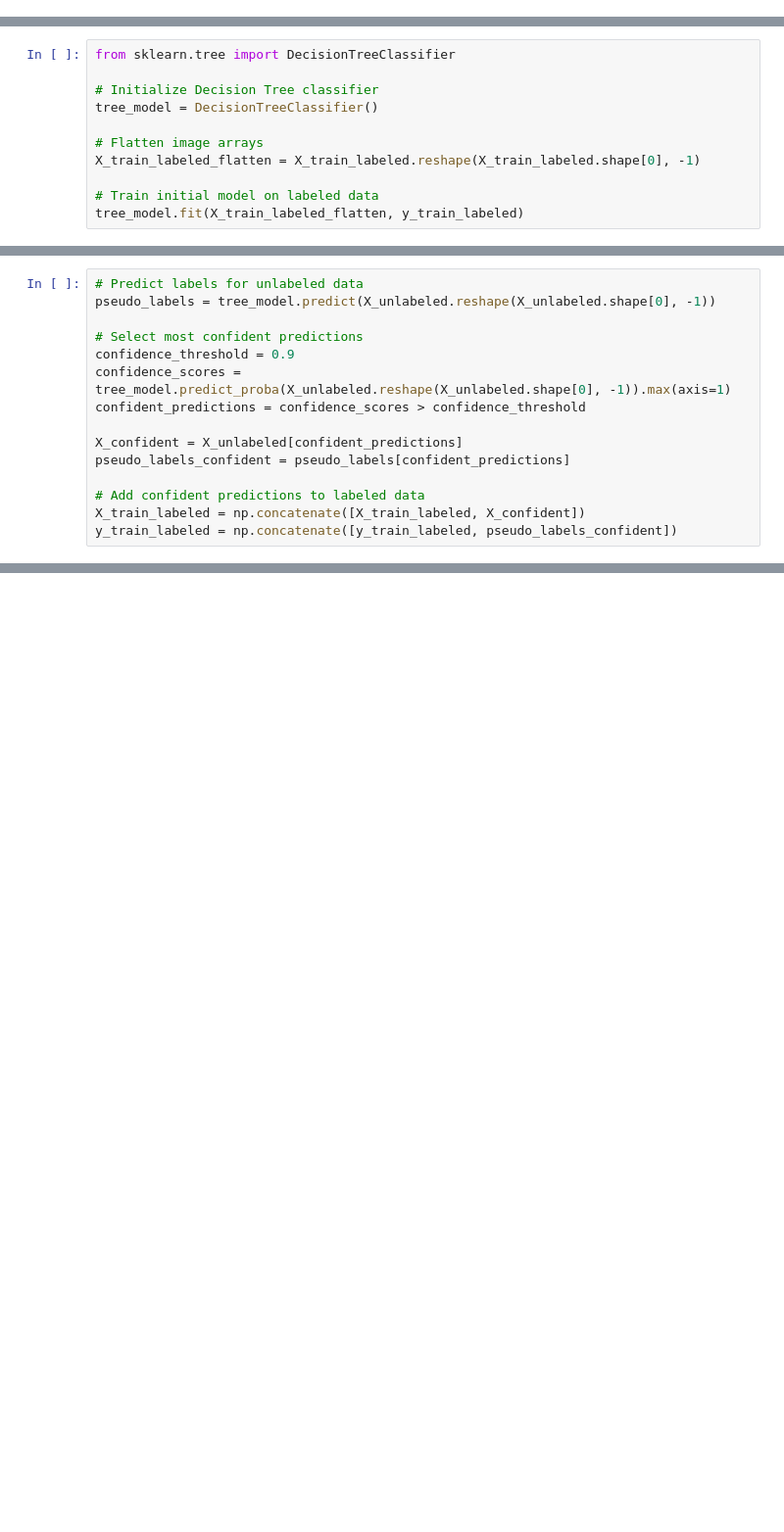
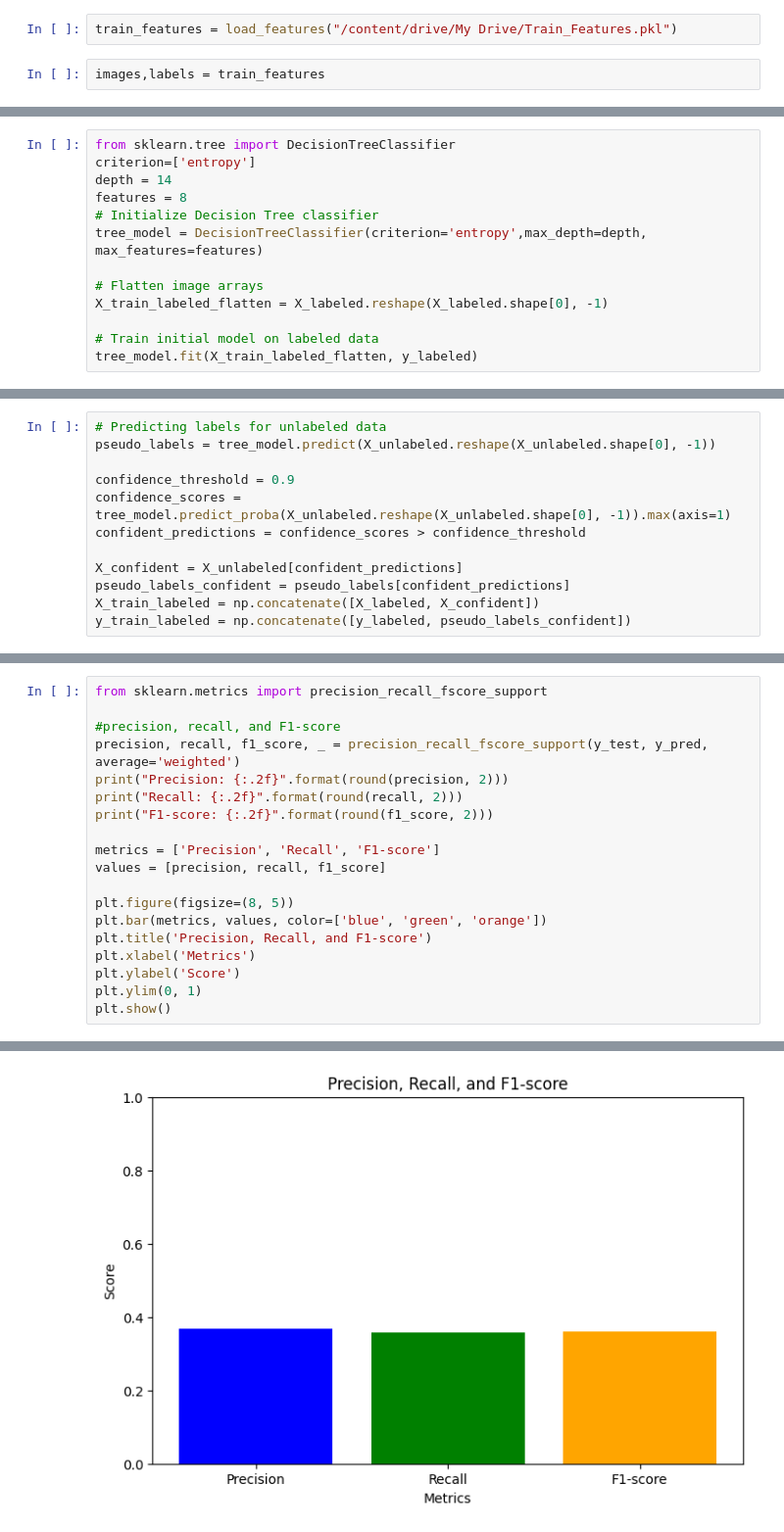
Before and after one commit to varun30300/COMP6721-project, a Jupyter notebook: Notebooks/Semi-Supervised.ipynb, the cells around one changed output, grey strips where cells are left out. Shown at 98% size. Cells and saved outputs as stored; diff of their text form; blank space fills up the shorter version.

Commit message:
Adding changes to classifier

```diff
--- a/Notebooks/Semi-Supervised.ipynb
+++ b/Notebooks/Semi-Supervised.ipynb
@@ -61,0 +18,4 @@ Loading images from folder: /content/drive/My Drive/dataset4/unlabeled
+# %%
+train_features = load_features("/content/drive/My Drive/Train_Features.pkl")
+# %%
+images,labels = train_features
@@ -62,12 +50,14 @@ Loading images from folder: /content/drive/My Drive/dataset4/unlabeled
 # %%
 from sklearn.tree import DecisionTreeClassifier
-
+criterion=['entropy']
+depth = 14
+features = 8
 # Initialize Decision Tree classifier
-tree_model = DecisionTreeClassifier()
+tree_model = DecisionTreeClassifier(criterion='entropy',max_depth=depth, max_features=features)
 
 # Flatten image arrays
-X_train_labeled_flatten = X_train_labeled.reshape(X_train_labeled.shape[0], -1)
+X_train_labeled_flatten = X_labeled.reshape(X_labeled.shape[0], -1)
 
 # Train initial model on labeled data
-tree_model.fit(X_train_labeled_flatten, y_train_labeled)
+tree_model.fit(X_train_labeled_flatten, y_labeled)
 # %% [output]
@@ -75,16 +65,13 @@ DecisionTreeClassifier()
 # %%
-# Predict labels for unlabeled data
+# Predicting labels for unlabeled data
 pseudo_labels = tree_model.predict(X_unlabeled.reshape(X_unlabeled.shape[0], -1))
 
-# Select most confident predictions
 confidence_threshold = 0.9
 confidence_scores = tree_model.predict_proba(X_unlabeled.reshape(X_unlabeled.shape[0], -1)).max(axis=1)
 confident_predictions = confidence_scores > confidence_threshold
 
 X_confident = X_unlabeled[confident_predictions]
 pseudo_labels_confident = pseudo_labels[confident_predictions]
-
-# Add confident predictions to labeled data
-X_train_labeled = np.concatenate([X_train_labeled, X_confident])
-y_train_labeled = np.concatenate([y_train_labeled, pseudo_labels_confident])
+X_train_labeled = np.concatenate([X_labeled, X_confident])
+y_train_labeled = np.concatenate([y_labeled, pseudo_labels_confident])
 # %%
@@ -130,0 +89,20 @@ NameError: name 'DecisionTreeClassifier' is not defined
+# %%
+from sklearn.metrics import precision_recall_fscore_support
+
+#precision, recall, and F1-score
+precision, recall, f1_score, _ = precision_recall_fscore_support(y_test, y_pred, average='weighted')
+print("Precision: {:.2f}".format(round(precision, 2)))
+print("Recall: {:.2f}".format(round(recall, 2)))
+print("F1-score: {:.2f}".format(round(f1_score, 2)))
+
+metrics = ['Precision', 'Recall', 'F1-score']
+values = [precision, recall, f1_score]
+
+plt.figure(figsize=(8, 5))
+plt.bar(metrics, values, color=['blue', 'green', 'orange'])
+plt.title('Precision, Recall, and F1-score')
+plt.xlabel('Metrics')
+plt.ylabel('Score')
+plt.ylim(0, 1)
+plt.show()
+# %% [output]
@@ -130,0 +112 @@ NameError: name 'DecisionTreeClassifier' is not defined
+[figure, added]
```
Also changed, not shown: parts of 14 cells of this notebook.
